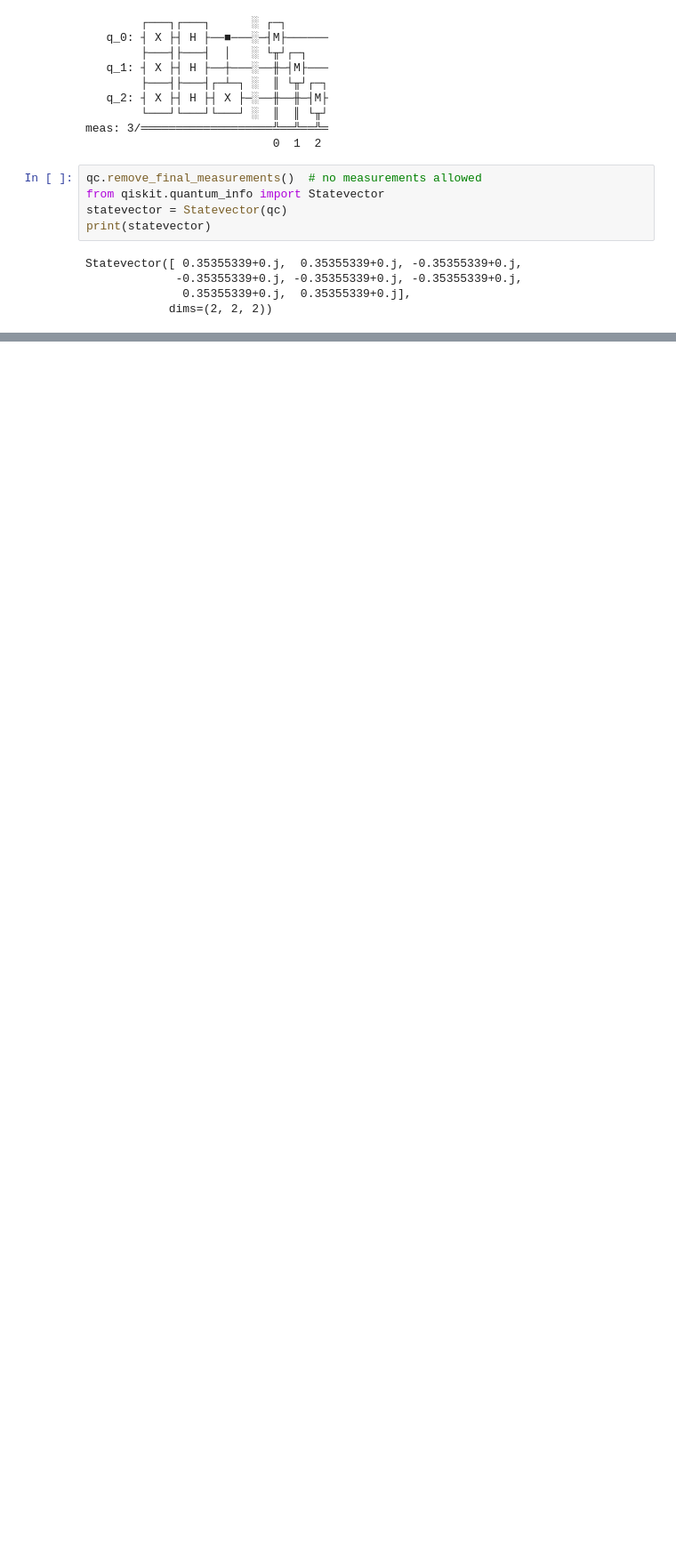
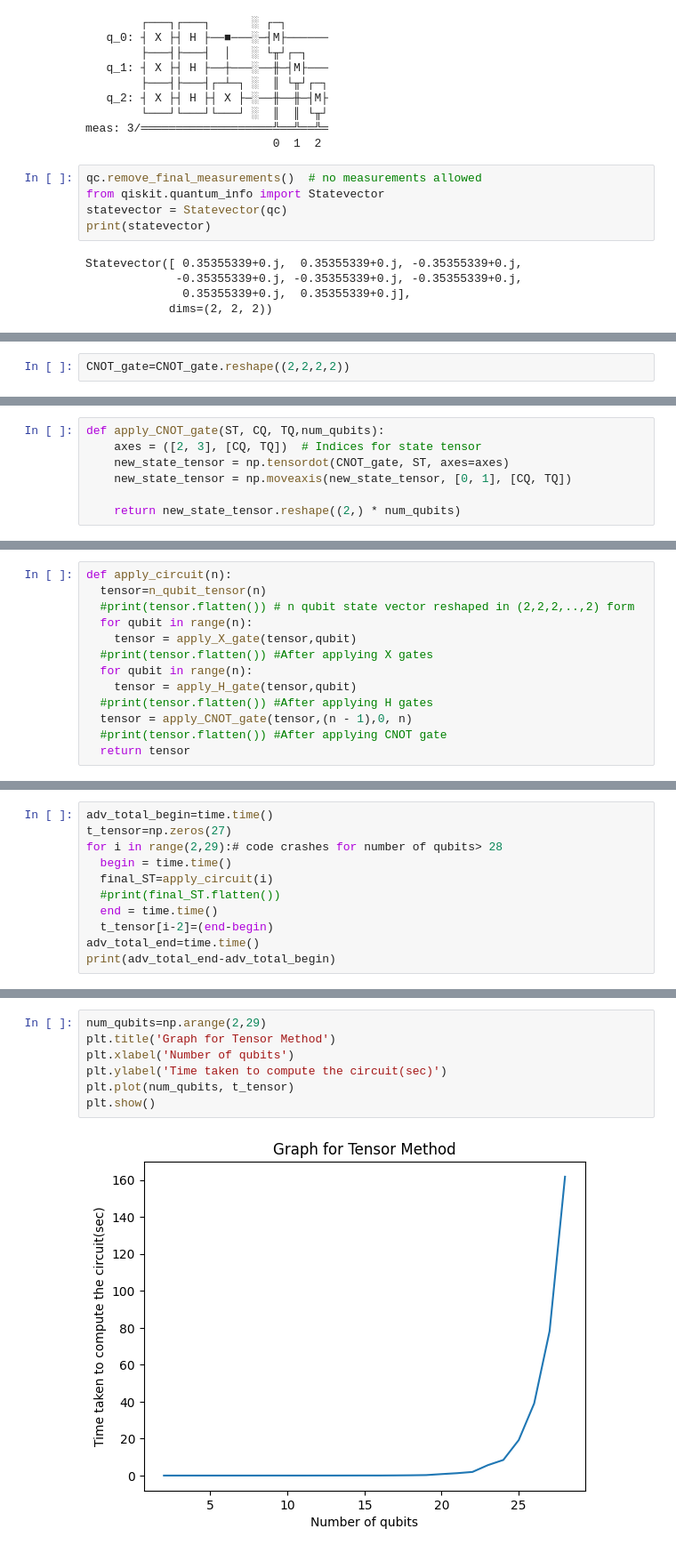
Before and after one commit to AditiDas1601/CelestPlotter, a Jupyter notebook: QOSF_Task_1.ipynb, the cells around one changed output, grey strips where cells are left out. Shown at 89% size. Drawn from its saved outputs; the diff is of its cells as text; blank space fills up the shorter version.

```diff
--- a/QOSF_Task_1.ipynb
+++ b/QOSF_Task_1.ipynb
@@ -223,0 +185,2 @@ def apply_circuit(n):
+# %%
+CNOT_gate=CNOT_gate.reshape((2,2,2,2))
@@ -223,0 +189,7 @@ def apply_circuit(n):
+# %%
+def apply_CNOT_gate(ST, CQ, TQ,num_qubits):
+    axes = ([2, 3], [CQ, TQ])  # Indices for state tensor
+    new_state_tensor = np.tensordot(CNOT_gate, ST, axes=axes)
+    new_state_tensor = np.moveaxis(new_state_tensor, [0, 1], [CQ, TQ])
+
+    return new_state_tensor.reshape((2,) * num_qubits)
@@ -223,0 +198,13 @@ def apply_circuit(n):
+# %%
+def apply_circuit(n):
+  tensor=n_qubit_tensor(n)
+  #print(tensor.flatten()) # n qubit state vector reshaped in (2,2,2,..,2) form
+  for qubit in range(n):
+    tensor = apply_X_gate(tensor,qubit)
+  #print(tensor.flatten()) #After applying X gates
+  for qubit in range(n):
+    tensor = apply_H_gate(tensor,qubit)
+  #print(tensor.flatten()) #After applying H gates
+  tensor = apply_CNOT_gate(tensor,(n - 1),0, n)
+  #print(tensor.flatten()) #After applying CNOT gate
+  return tensor
@@ -223,0 +213,11 @@ def apply_circuit(n):
+# %%
+adv_total_begin=time.time()
+t_tensor=np.zeros(27)
+for i in range(2,29):# code crashes for number of qubits> 28
+  begin = time.time()
+  final_ST=apply_circuit(i)
+  #print(final_ST.flatten())
+  end = time.time()
+  t_tensor[i-2]=(end-begin)
+adv_total_end=time.time()
+print(adv_total_end-adv_total_begin)
@@ -223,0 +228,9 @@ def apply_circuit(n):
+# %%
+num_qubits=np.arange(2,29)
+plt.title('Graph for Tensor Method')
+plt.xlabel('Number of qubits')
+plt.ylabel('Time taken to compute the circuit(sec)')
+plt.plot(num_qubits, t_tensor)
+plt.show()
+# %% [output]
+[figure, added]
```
Also changed, not shown: parts of 23 cells of this notebook.
